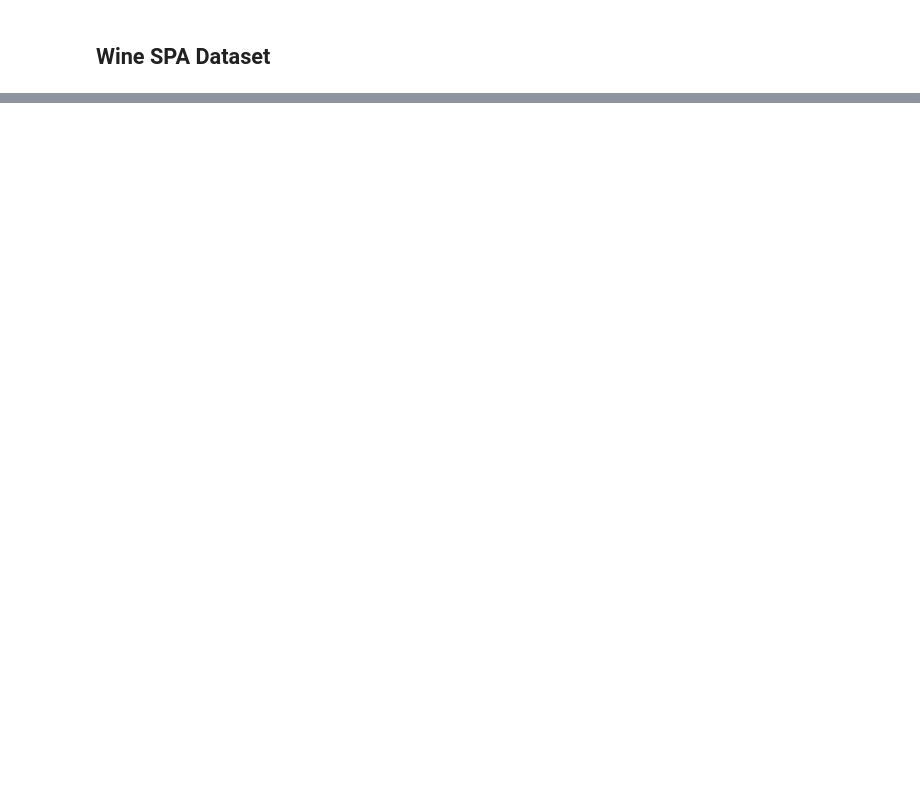
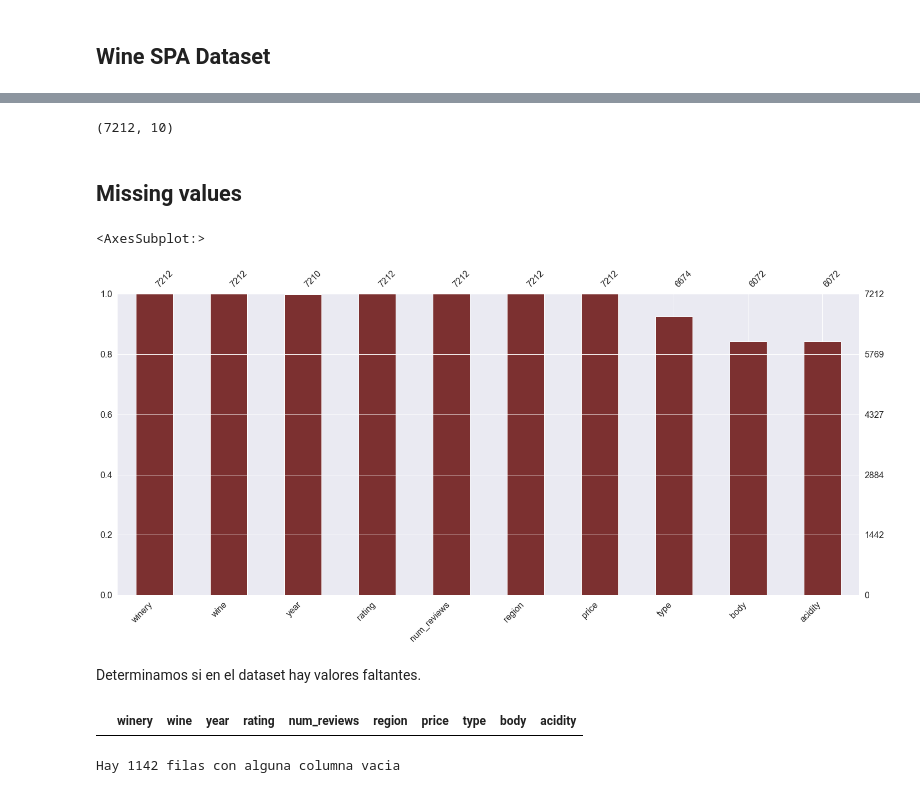
Before and after one commit to car-vigo/vinos-corderhouse, a Jupyter notebook: notebooks/0.2-wines.spa-data.wranling.ipynb, the cells around one changed output, grey strips where cells are left out. Drawn from its saved outputs; the diff is of its cells as text; code cells hidden in the pictures; blank space fills up the shorter version.

```diff
--- a/notebooks/0.2-wines.spa-data.wranling.ipynb
+++ b/notebooks/0.2-wines.spa-data.wranling.ipynb
@@ -1,2 +55,6 @@
+# %%
+# Definimos el color para los plots
+COLOR_VINO_TINTO = "#7C3030"
+COLOR__VINO_BLANCO = "#ffffbf"
 # %% [markdown]
 ## Wine SPA Dataset
@@ -17,0 +134,4 @@ df_wine_spa.sample(10)
+# %%
+## Eliminamos la columna country del dataset
+df_wine_spa.drop(columns=['country'], inplace=True)
+df_wine_spa.shape
@@ -17,0 +173,27 @@ df_wine_spa.sample(10)
+# %%
+# Eliminamos los registros que tengan el valor N.V.
+df_wine_spa = df_wine_spa.drop(df_wine_spa[df_wine_spa.year == 'N.V.'].index).reset_index(drop=True)
+df_wine_spa.shape
+# %% [output]
+(7212, 10)
+# %% [markdown]
+## Missing values
+# %%
+# Visualizamos los missings utilizando la libreria missingno
+msno.bar(df_wine_spa, color= COLOR_VINO_TINTO)
+# %% [output]
+<AxesSubplot:>
+[figure, added]
+# %% [markdown]
+Determinamos si en el dataset hay valores faltantes.
+# %%
+# Revisamos si hay alguna fila que tenga todas sus columnas vacias
+df_wine_spa.isna()[(df_wine_spa.isna() == True).all(axis='columns')]
+# %% [output]
+|  | winery | wine | year | rating | num_reviews | region | price | type | body | acidity |
+# %%
+# Revisamos si hay alguna fila que tenga alguna de sus columnas vacias
+q_rows_any_colum_null = len(df_wine_spa.isna()[(df_wine_spa.isna() == True).any(axis='columns')])
+print(f"Hay {q_rows_any_colum_null} filas con alguna columna vacia")
+# %% [output]
+Hay 1142 filas con alguna columna vacia
```
Also changed, not shown: parts of 102 cells of this notebook, 4 other files.
